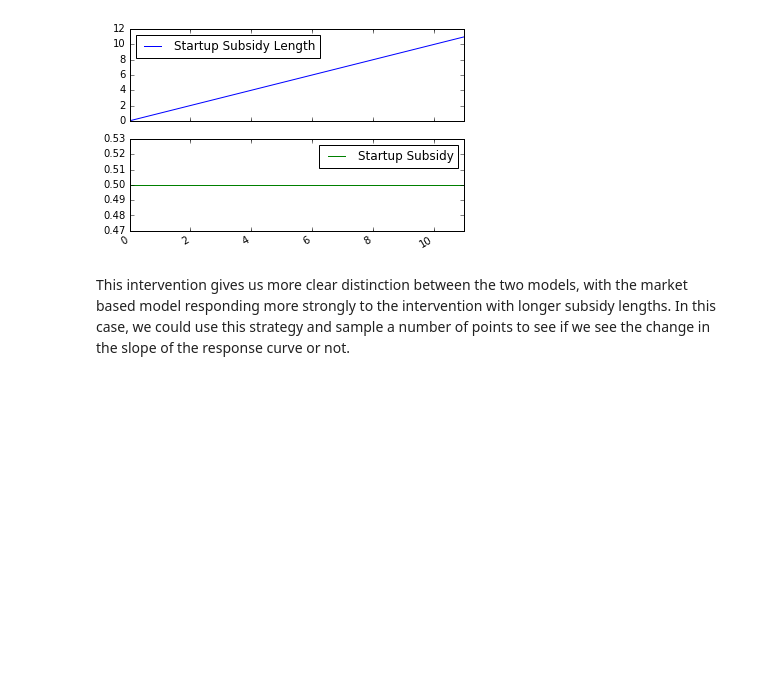
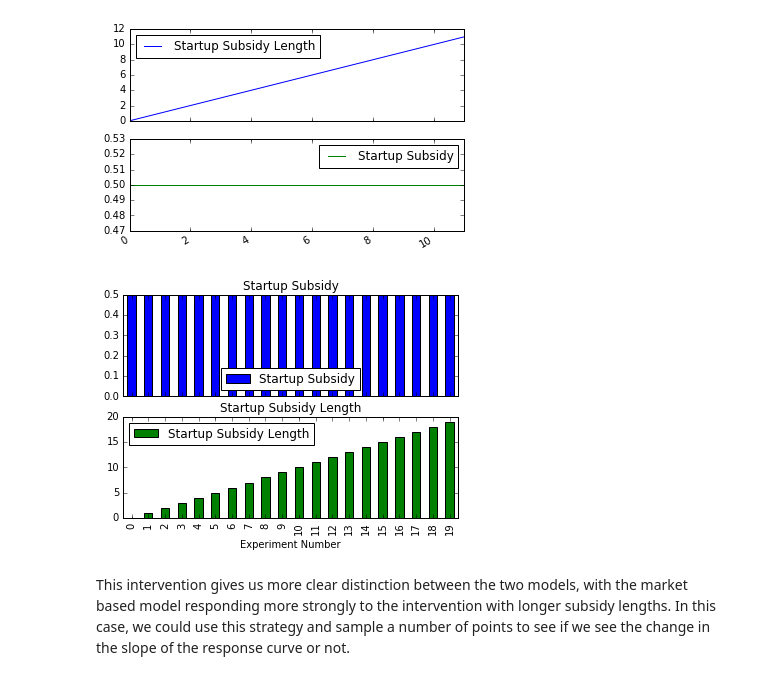
Before and after one commit to SDXorg/PySD-Cookbook, a Jupyter notebook: source/analyses/model_comparison/Designing_Experiments.ipynb, the cells around one changed output. Cells and saved outputs as stored; diff of their text form; code cells hidden in the pictures; blank space fills up the shorter version.

```diff
--- a/source/analyses/model_comparison/Designing_Experiments.ipynb
+++ b/source/analyses/model_comparison/Designing_Experiments.ipynb
@@ -84,6 +83,15 @@ l_subsidy['Startup Subsidy'] = .5
 l_subsidy.plot(subplots=True);
 # %% [output]
 [figure]
+# %%
+l_subsidy = pd.DataFrame(index=range(20),
+                         data=0.5,
+                         columns=['Startup Subsidy'])
+l_subsidy['Startup Subsidy Length'] = range(20)
+l_subsidy.plot(subplots=True, kind='bar')
+plt.xlabel('Experiment Number');
+# %% [output]
+[figure, added]
 # %% [markdown]
 This intervention gives us more clear distinction between the two models, with the market based model responding more strongly to the intervention with longer subsidy lengths. In this case, we could use this strategy and sample a number of points to see if we see the change in the slope of the response curve or not.
 # %%
```
Also changed, not shown: parts of 6 cells of this notebook, 1 other file.
